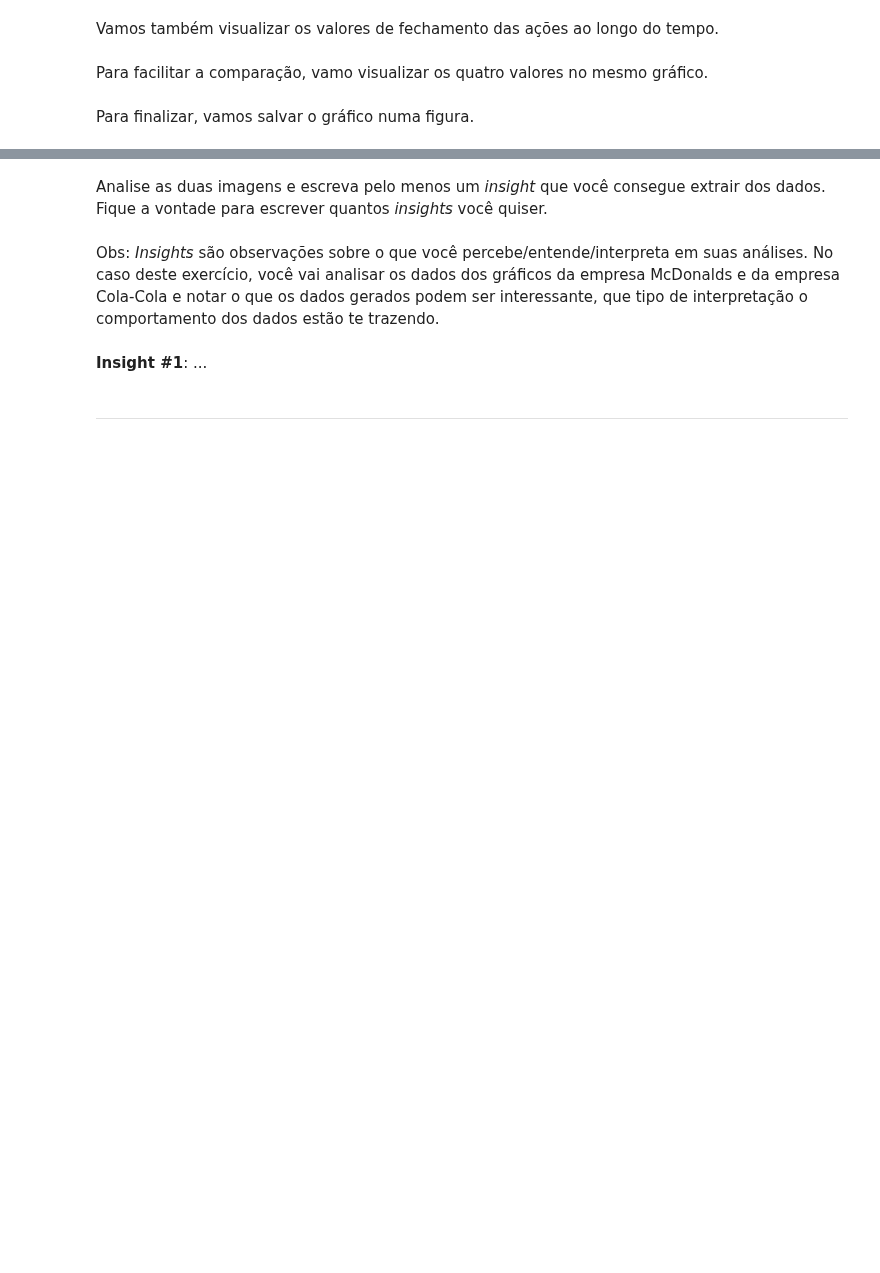
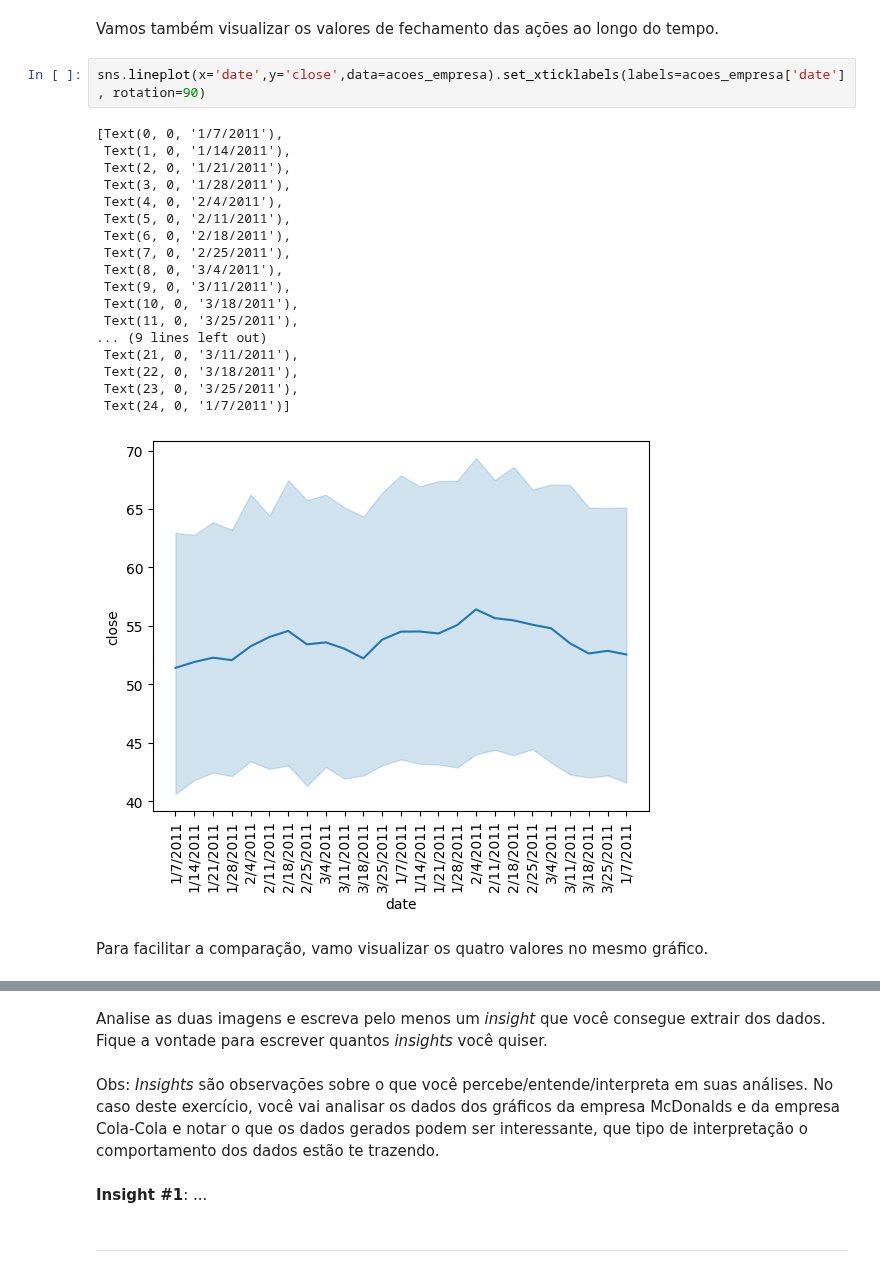
Before and after one commit to joaocabeca2/ebac, a Jupyter notebook: Profissao_Analista_de_dados_M8_Exercicio.ipynb, the cells around one changed output, grey strips where cells are left out. Cells and saved outputs as stored; diff of their text form; blank space fills up the shorter version.

```diff
--- a/Profissao_Analista_de_dados_M8_Exercicio.ipynb
+++ b/Profissao_Analista_de_dados_M8_Exercicio.ipynb
@@ -319,6 +370,25 @@ Vamos visualizar os valores de abertura das ações ao longo do tempo.
 # %% [markdown]
 Vamos também visualizar os valores de fechamento das ações ao longo do tempo.
+# %%
+sns.lineplot(x='date',y='close',data=acoes_empresa).set_xticklabels(labels=acoes_empresa['date'], rotation=90)
+# %% [output]
+[Text(0, 0, '1/7/2011'),
+ Text(1, 0, '1/14/2011'),
+ Text(2, 0, '1/21/2011'),
+ Text(3, 0, '1/28/2011'),
+ Text(4, 0, '2/4/2011'),
+ Text(5, 0, '2/11/2011'),
+ Text(6, 0, '2/18/2011'),
+ Text(7, 0, '2/25/2011'),
+ Text(8, 0, '3/4/2011'),
+ Text(9, 0, '3/11/2011'),
+ Text(10, 0, '3/18/2011'),
+ Text(11, 0, '3/25/2011'),
+... (9 lines left out)
+ Text(21, 0, '3/11/2011'),
+ Text(22, 0, '3/18/2011'),
+ Text(23, 0, '3/25/2011'),
+ Text(24, 0, '1/7/2011')]
+[figure, added]
 # %% [markdown]
 Para facilitar a comparação, vamo visualizar os quatro valores no mesmo gráfico.
-# %% [markdown]
-Para finalizar, vamos salvar o gráfico numa figura.
```
Also changed, not shown: parts of 11 cells of this notebook.
